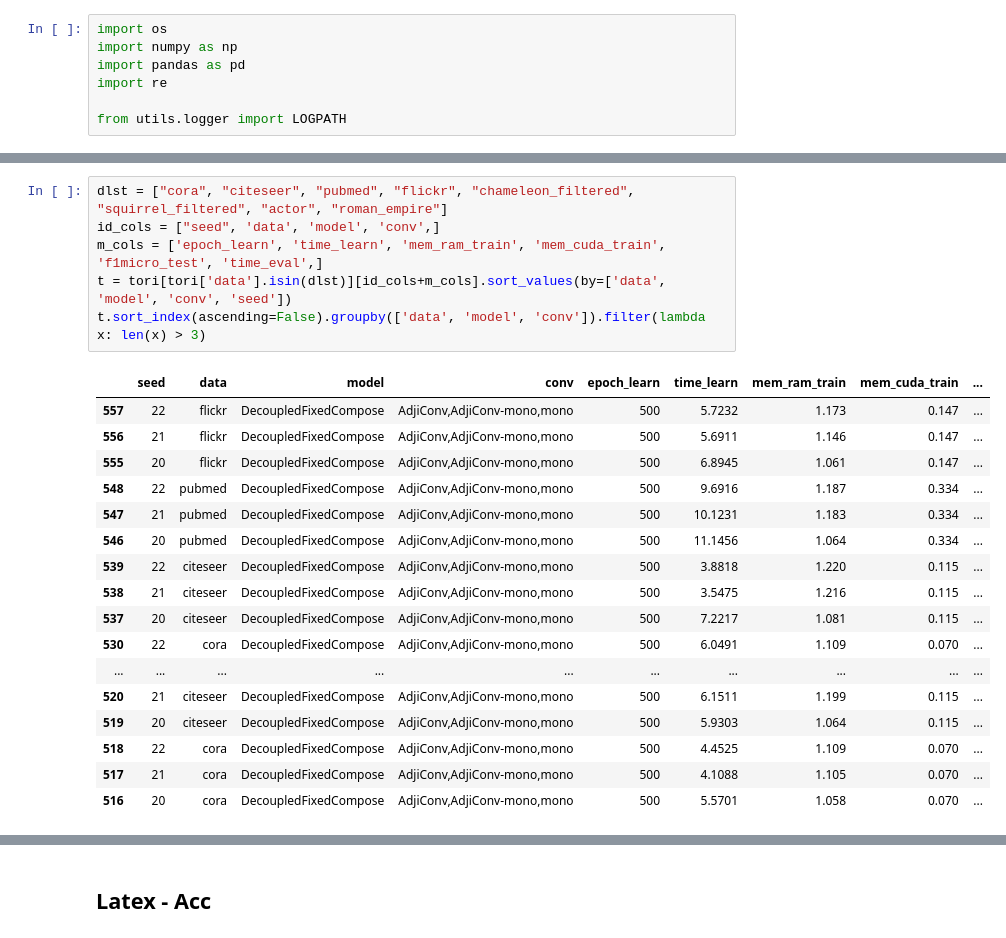
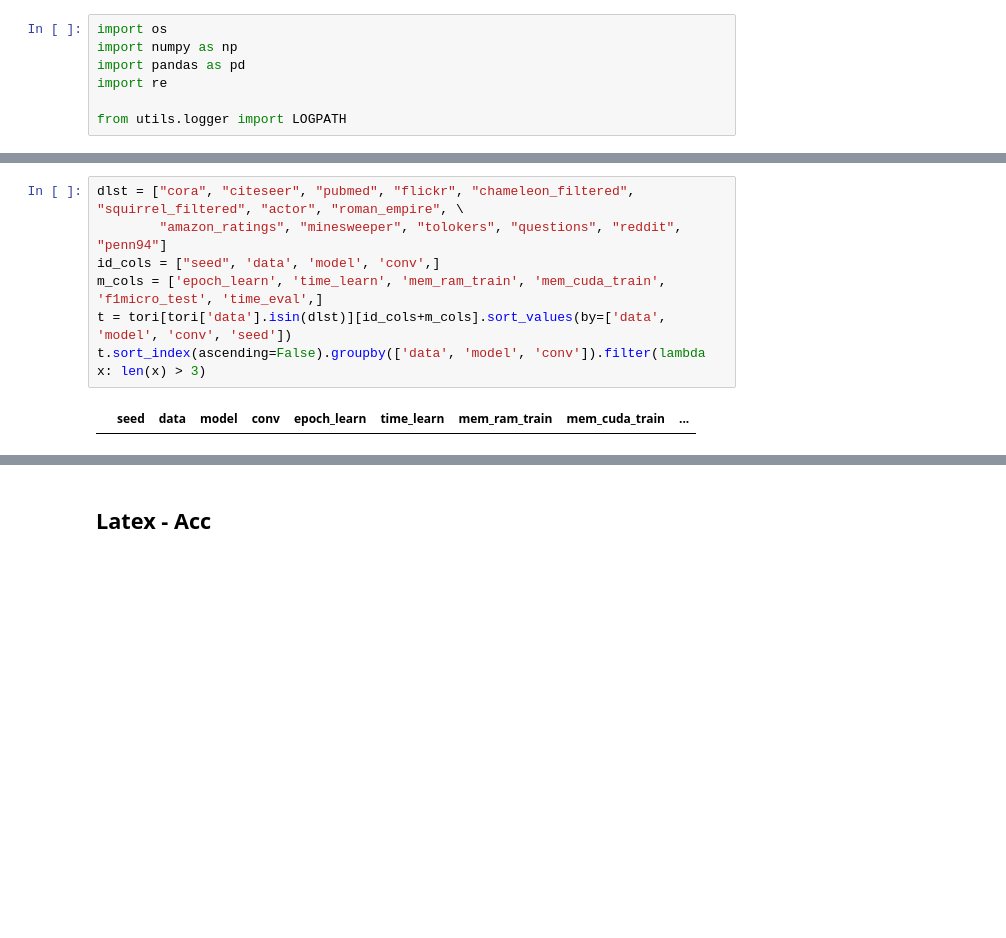
Before and after one commit to gdmnl/Spectral-GNN-Benchmark, a Jupyter notebook: examples/tab_res_fb.ipynb, the cells around one changed output, grey strips where cells are left out. Saved outputs shown, nothing was run; the diff lists cells and outputs as text; blank space fills up the shorter version.

```diff
--- a/examples/tab_res_fb.ipynb
+++ b/examples/tab_res_fb.ipynb
@@ -26,26 +26,11 @@ tori
 # %%
-dlst = ["cora", "citeseer", "pubmed", "flickr", "chameleon_filtered", "squirrel_filtered", "actor", "roman_empire"]
+dlst = ["cora", "citeseer", "pubmed", "flickr", "chameleon_filtered", "squirrel_filtered", "actor", "roman_empire", \
+        "amazon_ratings", "minesweeper", "tolokers", "questions", "reddit", "penn94"]
 id_cols = ["seed", 'data', 'model', 'conv',]
 m_cols = ['epoch_learn', 'time_learn', 'mem_ram_train', 'mem_cuda_train', 'f1micro_test', 'time_eval',]
 t = tori[tori['data'].isin(dlst)][id_cols+m_cols].sort_values(by=['data', 'model', 'conv', 'seed'])
 t.sort_index(ascending=False).groupby(['data', 'model', 'conv']).filter(lambda x: len(x) > 3)
 # %% [output]
 |  | seed | data | model | conv | epoch_learn | time_learn | mem_ram_train | mem_cuda_train | ... |
-| 557 | 22 | flickr | DecoupledFixedCompose | AdjiConv,AdjiConv-mono,mono | 500 | 5.7232 | 1.173 | 0.147 | ... |
-| 556 | 21 | flickr | DecoupledFixedCompose | AdjiConv,AdjiConv-mono,mono | 500 | 5.6911 | 1.146 | 0.147 | ... |
-| 555 | 20 | flickr | DecoupledFixedCompose | AdjiConv,AdjiConv-mono,mono | 500 | 6.8945 | 1.061 | 0.147 | ... |
-| 548 | 22 | pubmed | DecoupledFixedCompose | AdjiConv,AdjiConv-mono,mono | 500 | 9.6916 | 1.187 | 0.334 | ... |
-| 547 | 21 | pubmed | DecoupledFixedCompose | AdjiConv,AdjiConv-mono,mono | 500 | 10.1231 | 1.183 | 0.334 | ... |
-| 546 | 20 | pubmed | DecoupledFixedCompose | AdjiConv,AdjiConv-mono,mono | 500 | 11.1456 | 1.064 | 0.334 | ... |
-| 539 | 22 | citeseer | DecoupledFixedCompose | AdjiConv,AdjiConv-mono,mono | 500 | 3.8818 | 1.220 | 0.115 | ... |
-| 538 | 21 | citeseer | DecoupledFixedCompose | AdjiConv,AdjiConv-mono,mono | 500 | 3.5475 | 1.216 | 0.115 | ... |
-| 537 | 20 | citeseer | DecoupledFixedCompose | AdjiConv,AdjiConv-mono,mono | 500 | 7.2217 | 1.081 | 0.115 | ... |
-| 530 | 22 | cora | DecoupledFixedCompose | AdjiConv,AdjiConv-mono,mono | 500 | 6.0491 | 1.109 | 0.070 | ... |
-| ... | ... | ... | ... | ... | ... | ... | ... | ... | ... |
-| 520 | 21 | citeseer | DecoupledFixedCompose | AdjiConv,AdjiConv-mono,mono | 500 | 6.1511 | 1.199 | 0.115 | ... |
-| 519 | 20 | citeseer | DecoupledFixedCompose | AdjiConv,AdjiConv-mono,mono | 500 | 5.9303 | 1.064 | 0.115 | ... |
-| 518 | 22 | cora | DecoupledFixedCompose | AdjiConv,AdjiConv-mono,mono | 500 | 4.4525 | 1.109 | 0.070 | ... |
-| 517 | 21 | cora | DecoupledFixedCompose | AdjiConv,AdjiConv-mono,mono | 500 | 4.1088 | 1.105 | 0.070 | ... |
-| 516 | 20 | cora | DecoupledFixedCompose | AdjiConv,AdjiConv-mono,mono | 500 | 5.5701 | 1.058 | 0.070 | ... |
 # %%
 conv_repr = {
```
Also changed, not shown: parts of 9 cells of this notebook, 9 other files.
